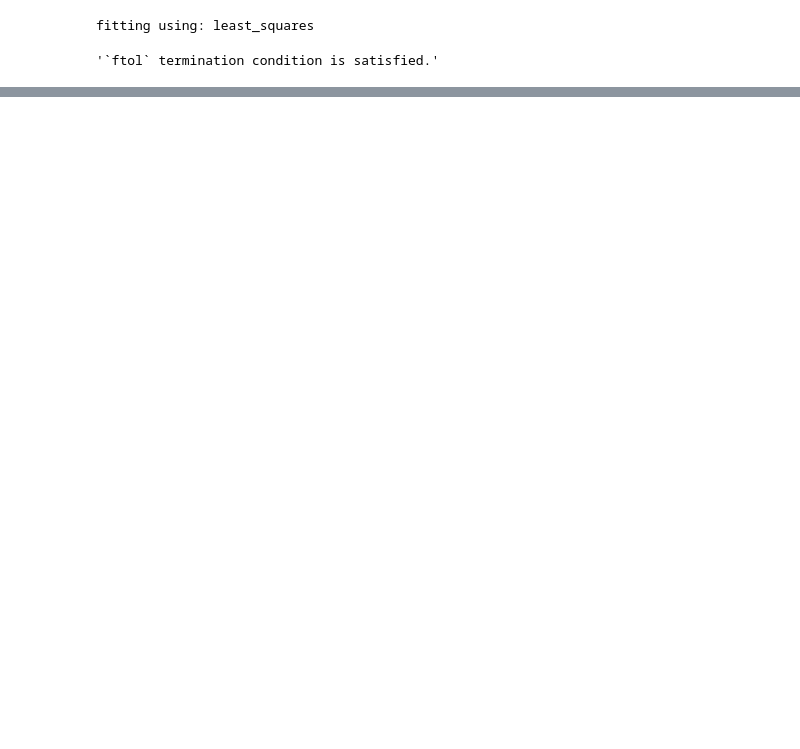
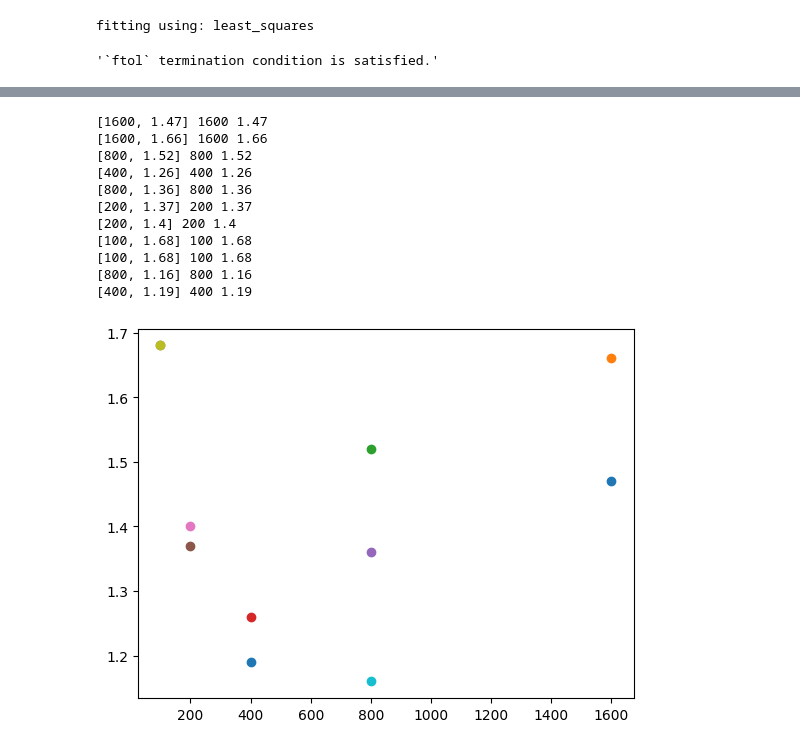
Before and after one commit to mtyras/BLI, a Jupyter notebook: analyze_gst-d1-e3-fl.ipynb, the cells around one changed output, grey strips where cells are left out. Drawn from its saved outputs; the diff is of its cells as text; code cells hidden in the pictures; blank space fills up the shorter version.

```diff
--- a/analyze_gst-d1-e3-fl.ipynb
+++ b/analyze_gst-d1-e3-fl.ipynb
@@ -515,0 +483,30 @@ result.message
+# %%
+data = {0:[1600, 1.47],
+1:[1600, 1.66],
+3:[800, 1.52],
+6:[400, 1.26],
+9:[800, 1.36],
+12:[200, 1.37],
+13:[200, 1.40],
+14:[100, 1.68],
+15:[100, 1.68],
+18:[800, 1.16],
+19:[400, 1.19],
+}
+# %%
+for k,v in data.items():
+    plt.plot(v[0], v[1], 'o')
+    print(v, v[0], v[1])
+# %% [output]
+[1600, 1.47] 1600 1.47
+[1600, 1.66] 1600 1.66
+[800, 1.52] 800 1.52
+[400, 1.26] 400 1.26
+[800, 1.36] 800 1.36
+[200, 1.37] 200 1.37
+[200, 1.4] 200 1.4
+[100, 1.68] 100 1.68
+[100, 1.68] 100 1.68
+[800, 1.16] 800 1.16
+[400, 1.19] 400 1.19
+[figure, added]
```
Also changed, not shown: parts of 23 cells of this notebook, 25 other files.
